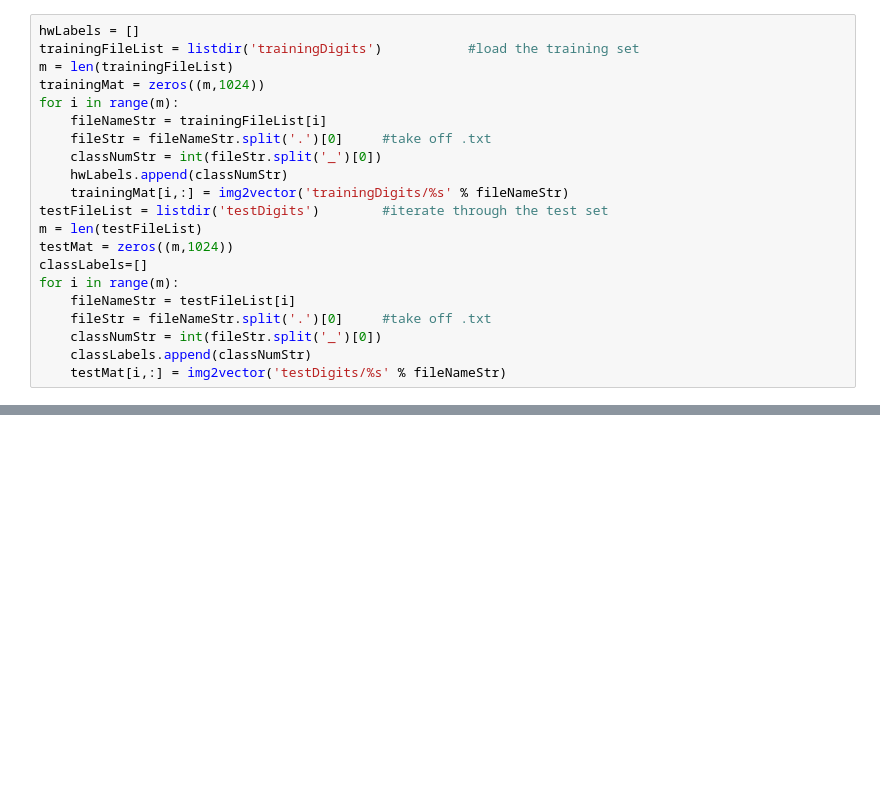
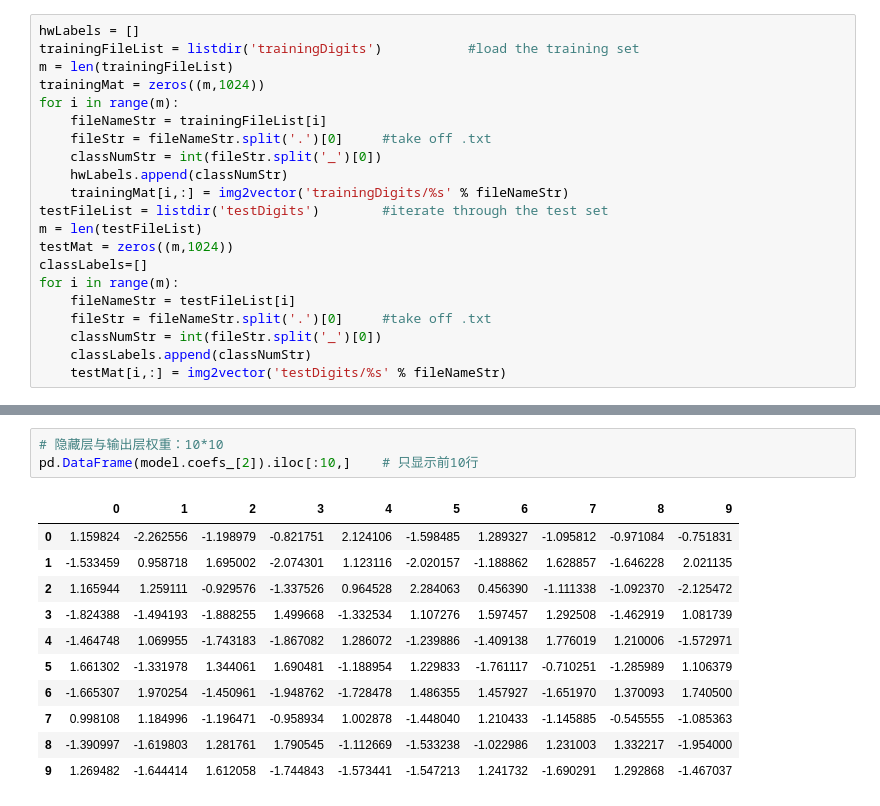
Before and after one commit to ypeiju/ypeiju-Machine_learning_in_Action, a Jupyter notebook: ChA1/神经网络手写数字识别.ipynb, the cells around one changed output, grey strips where cells are left out. Cells and saved outputs as stored; diff of their text form; blank space fills up the shorter version.

```diff
--- a/ChA1/神经网络手写数字识别.ipynb
+++ b/ChA1/神经网络手写数字识别.ipynb
@@ -38,0 +93,15 @@ testMat.shape
+# %%
+# 隐藏层与输出层权重：10*10
+pd.DataFrame(model.coefs_[2]).iloc[:10,]    # 只显示前10行
+# %% [output]
+|  | 0 | 1 | 2 | 3 | 4 | 5 | 6 | 7 | 8 | 9 |
+| 0 | 1.159824 | -2.262556 | -1.198979 | -0.821751 | 2.124106 | -1.598485 | 1.289327 | -1.095812 | -0.971084 | -0.751831 |
+| 1 | -1.533459 | 0.958718 | 1.695002 | -2.074301 | 1.123116 | -2.020157 | -1.188862 | 1.628857 | -1.646228 | 2.021135 |
+| 2 | 1.165944 | 1.259111 | -0.929576 | -1.337526 | 0.964528 | 2.284063 | 0.456390 | -1.111338 | -1.092370 | -2.125472 |
+| 3 | -1.824388 | -1.494193 | -1.888255 | 1.499668 | -1.332534 | 1.107276 | 1.597457 | 1.292508 | -1.462919 | 1.081739 |
+| 4 | -1.464748 | 1.069955 | -1.743183 | -1.867082 | 1.286072 | -1.239886 | -1.409138 | 1.776019 | 1.210006 | -1.572971 |
+| 5 | 1.661302 | -1.331978 | 1.344061 | 1.690481 | -1.188954 | 1.229833 | -1.761117 | -0.710251 | -1.285989 | 1.106379 |
+| 6 | -1.665307 | 1.970254 | -1.450961 | -1.948762 | -1.728478 | 1.486355 | 1.457927 | -1.651970 | 1.370093 | 1.740500 |
+| 7 | 0.998108 | 1.184996 | -1.196471 | -0.958934 | 1.002878 | -1.448040 | 1.210433 | -1.145885 | -0.545555 | -1.085363 |
+| 8 | -1.390997 | -1.619803 | 1.281761 | 1.790545 | -1.112669 | -1.533238 | -1.022986 | 1.231003 | 1.332217 | -1.954000 |
+| 9 | 1.269482 | -1.644414 | 1.612058 | -1.744843 | -1.573441 | -1.547213 | 1.241732 | -1.690291 | 1.292868 | -1.467037 |
```
Also changed, not shown: parts of 7 cells of this notebook.
